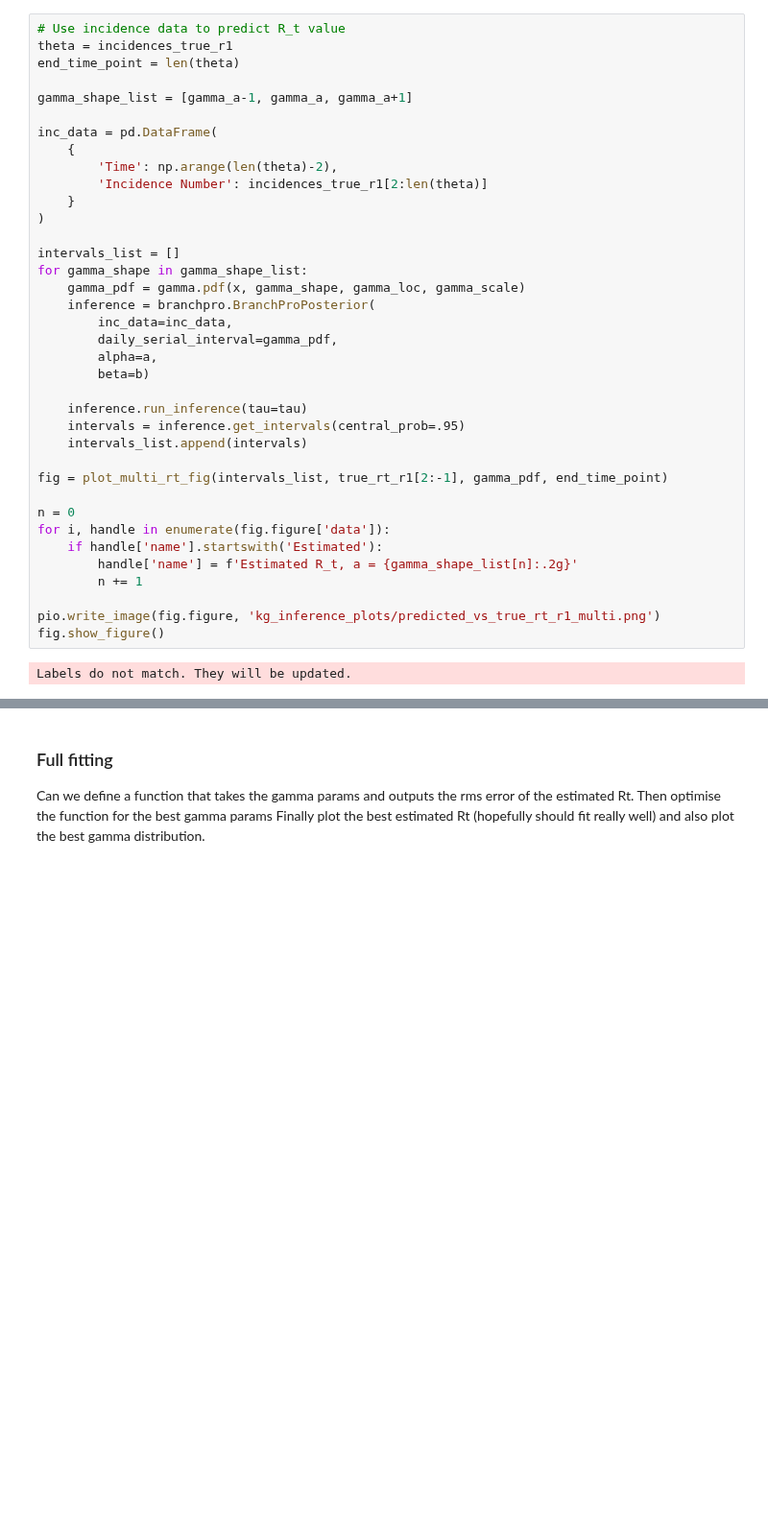
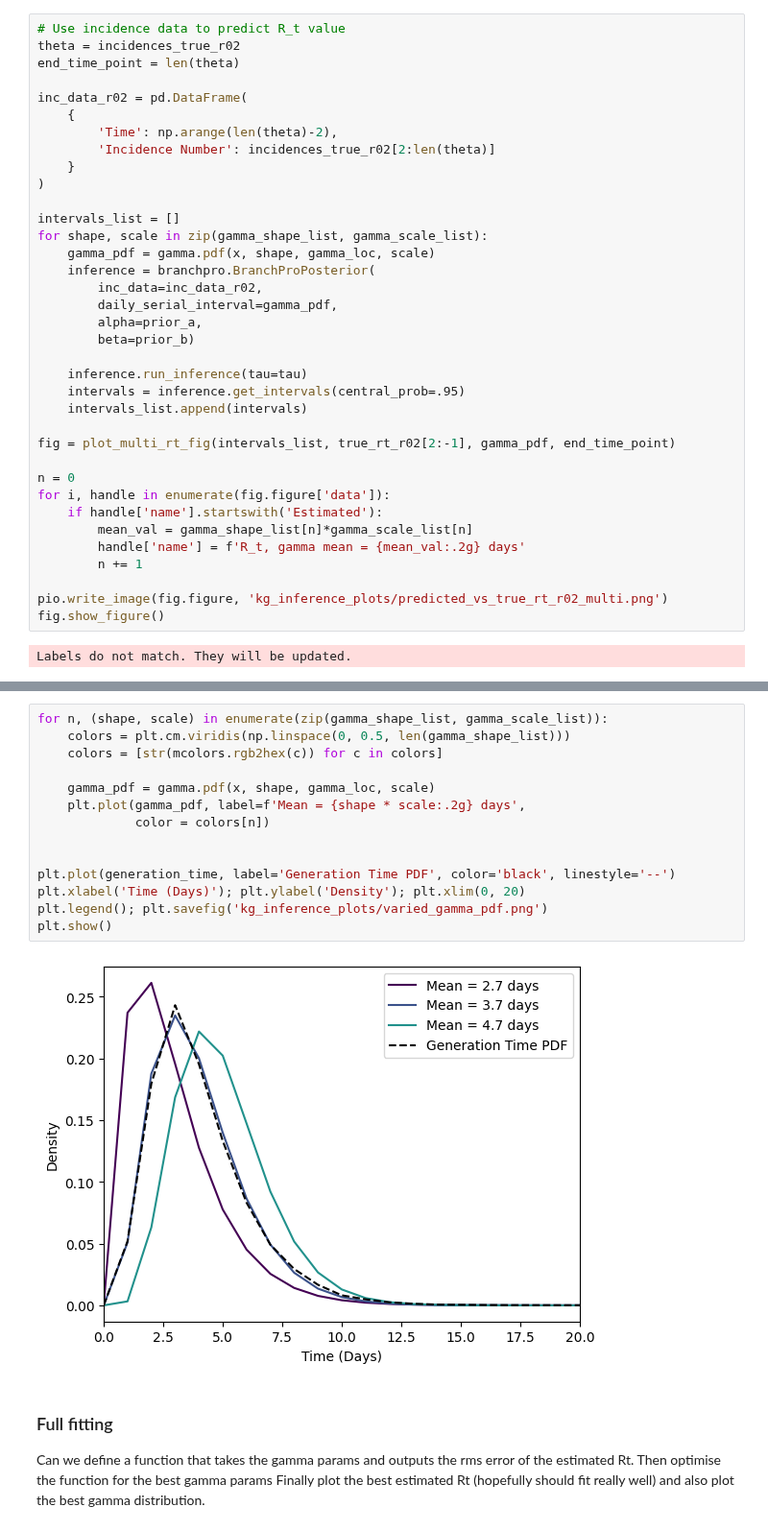
Before and after one commit to SABS-R3-Epidemiology/seirmo, a Jupyter notebook: examples/epiabm_rt_inference/northern_ireland/r_t_inference_renewal_model_KG.ipynb, the cells around one changed output, grey strips where cells are left out. Shown at 96% size. Saved outputs shown, nothing was run; the diff lists cells and outputs as text; blank space fills up the shorter version.

```diff
--- a/examples/epiabm_rt_inference/northern_ireland/r_t_inference_renewal_model_KG.ipynb
+++ b/examples/epiabm_rt_inference/northern_ireland/r_t_inference_renewal_model_KG.ipynb
@@ -256,39 +324,38 @@ def plot_multi_rt_fig(intervals_list, true_rt, generation_time, end_time_point,
 # %%
 # Use incidence data to predict R_t value
-theta = incidences_true_r1
+theta = incidences_true_r02
 end_time_point = len(theta)
 
-gamma_shape_list = [gamma_a-1, gamma_a, gamma_a+1]
-
-inc_data = pd.DataFrame(
+inc_data_r02 = pd.DataFrame(
     {
         'Time': np.arange(len(theta)-2),
-        'Incidence Number': incidences_true_r1[2:len(theta)]
+        'Incidence Number': incidences_true_r02[2:len(theta)]
     }
 )
 
 intervals_list = []
-for gamma_shape in gamma_shape_list:
-    gamma_pdf = gamma.pdf(x, gamma_shape, gamma_loc, gamma_scale)
+for shape, scale in zip(gamma_shape_list, gamma_scale_list):
+    gamma_pdf = gamma.pdf(x, shape, gamma_loc, scale)
     inference = branchpro.BranchProPosterior(
-        inc_data=inc_data,
+        inc_data=inc_data_r02,
         daily_serial_interval=gamma_pdf,
-        alpha=a,
-        beta=b)
+        alpha=prior_a,
+        beta=prior_b)
 
     inference.run_inference(tau=tau)
     intervals = inference.get_intervals(central_prob=.95)
     intervals_list.append(intervals)
 
-fig = plot_multi_rt_fig(intervals_list, true_rt_r1[2:-1], gamma_pdf, end_time_point)
+fig = plot_multi_rt_fig(intervals_list, true_rt_r02[2:-1], gamma_pdf, end_time_point)
 
 n = 0
 for i, handle in enumerate(fig.figure['data']):
     if handle['name'].startswith('Estimated'):
-        handle['name'] = f'Estimated R_t, a = {gamma_shape_list[n]:.2g}'
+        mean_val = gamma_shape_list[n]*gamma_scale_list[n]
+        handle['name'] = f'R_t, gamma mean = {mean_val:.2g} days'
         n += 1
 
-pio.write_image(fig.figure, 'kg_inference_plots/predicted_vs_true_rt_r1_multi.png')
+pio.write_image(fig.figure, 'kg_inference_plots/predicted_vs_true_rt_r02_multi.png')
 fig.show_figure()
 # %% [output]
 Labels do not match. They will be updated.
@@ -334,3 +362,19 @@ Labels do not match. They will be updated.
+# %%
+for n, (shape, scale) in enumerate(zip(gamma_shape_list, gamma_scale_list)):
+    colors = plt.cm.viridis(np.linspace(0, 0.5, len(gamma_shape_list)))
+    colors = [str(mcolors.rgb2hex(c)) for c in colors]
+
+    gamma_pdf = gamma.pdf(x, shape, gamma_loc, scale)
+    plt.plot(gamma_pdf, label=f'Mean = {shape * scale:.2g} days',
+             color = colors[n])
+
+
+plt.plot(generation_time, label='Generation Time PDF', color='black', linestyle='--')
+plt.xlabel('Time (Days)'); plt.ylabel('Density'); plt.xlim(0, 20)
+plt.legend(); plt.savefig('kg_inference_plots/varied_gamma_pdf.png')
+plt.show()
+# %% [output]
+[figure, added]
 # %% [markdown]
 ### Full fitting
 
```
Also changed, not shown: parts of 25 cells of this notebook, 9 other files.
